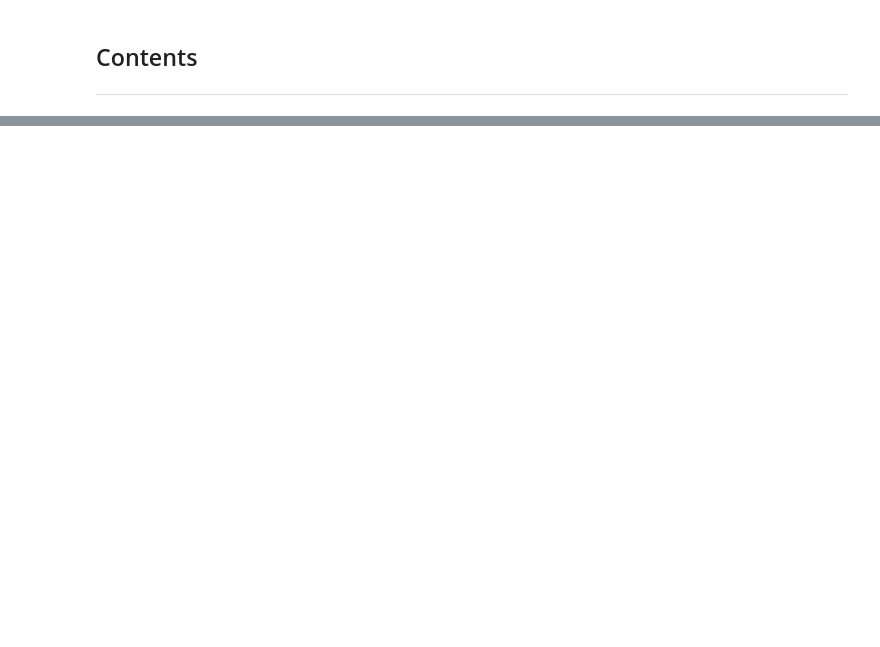
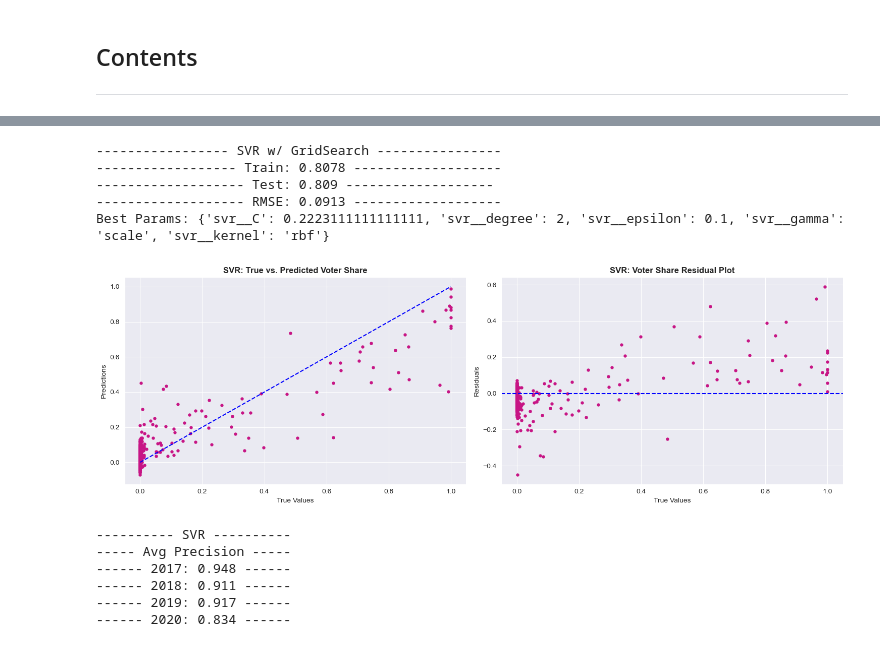
Before and after one commit to farahmalik11/DSI508_Capstone, a Jupyter notebook: code/04_Data_Modeling_I.ipynb, the cells around one changed output, grey strips where cells are left out. Drawn from its saved outputs; the diff is of its cells as text; code cells hidden in the pictures; blank space fills up the shorter version.

```diff
--- a/code/04_Data_Modeling_I.ipynb
+++ b/code/04_Data_Modeling_I.ipynb
@@ -164,0 +162,15 @@ print('Best Params:', rs_svc.best_params_)
+# %%
+pgrid_svr =[
+    {
+     'svr__C': np.linspace(0.0001, 2, 10),
+     'svr__kernel': ['rbf'], #poly, 'linear'],
+     'svr__degree': [2, 3, 4],
+     'svr__gamma': ['scale','auto'],
+     'svr__epsilon': [0.1, 0.5, 1]
+    }
+]
+# %%
+%%time
+
+gs_svr = GridSearchCV(pipe_svr, pgrid_svr, n_jobs=25)
+gs_svr.fit(X_train, y_train)
@@ -164,0 +190,38 @@ print('Best Params:', rs_svc.best_params_)
+# %%
+# Make predictions
+preds_svr = gs_svr.predict(X_test)
+# %%
+print(f'----------------- {b1}SVR w/ GridSearch{b0} ----------------')
+print(f'------------------ Train: {round(gs_svr.score(X_train, y_train),4)} -------------------')
+print(f'------------------- Test: {round(gs_svr.score(X_test, y_test),4)} -------------------')
+print(f'------------------- RMSE: {round(mean_squared_error(y_test, preds_svr, squared=False),4)} -------------------')
+print('Best Params:', gs_svr.best_params_)
+# %% [output]
+----------------- SVR w/ GridSearch ----------------
+------------------ Train: 0.8078 -------------------
+------------------- Test: 0.809 -------------------
+------------------- RMSE: 0.0913 -------------------
+Best Params: {'svr__C': 0.2223111111111111, 'svr__degree': 2, 'svr__epsilon': 0.1, 'svr__gamma': 'scale', 'svr__kernel': 'rbf'}
+# %%
+def residplot(mod, preds):
+    sns.set_style('darkgrid')
+    fig, ax = plt.subplots(1,2, figsize=(15,5))
+    ax[0].scatter(y_test, preds, s=13, c=['mediumvioletred'])
+    ax[0].plot([min(y_test), max(y_test)], [min(y_test), max(y_test)], color='blue', linestyle='--')
+    ax[0].set_xlabel('True Values')
+    ax[0].set_ylabel('Predictions')
+    ax[0].set_title(f'{mod}: True vs. Predicted Voter Share', fontweight='bold')
+
+    residuals = y_test - preds
+    ax[1].scatter(y_test, residuals, s=13, c=['mediumvioletred'])
+    ax[1].axhline(y=0, color='blue', linestyle='--')
+    ax[1].set_xlabel('True Values')
+    ax[1].set_ylabel('Residuals')
+    ax[1].set_title(f'{mod}: Voter Share Residual Plot', fontweight='bold')
+
+    plt.tight_layout()
+    return plt.show()
+# %%
+residplot('SVR', preds_svr)
+# %% [output]
+[figure, added]
@@ -164,0 +258,14 @@ print('Best Params:', rs_svc.best_params_)
+# %%
+print(f'---------- {b1}SVR{b0} ----------')
+print(f'----- {b1}Avg Precision{b0} -----')
+print(f'------ 2017: {round(find_avgprec(preds_svr, 2017),3)} ------')
+print(f'------ 2018: {round(find_avgprec(preds_svr, 2018),3)} ------')
+print(f'------ 2019: {round(find_avgprec(preds_svr, 2019),3)} ------')
+print(f'------ 2020: {round(find_avgprec(preds_svr, 2020),3)} ------')
+# %% [output]
+---------- SVR ----------
+----- Avg Precision -----
+------ 2017: 0.948 ------
+------ 2018: 0.911 ------
+------ 2019: 0.917 ------
+------ 2020: 0.834 ------
```
Also changed, not shown: parts of 121 cells of this notebook, 14 other files.
